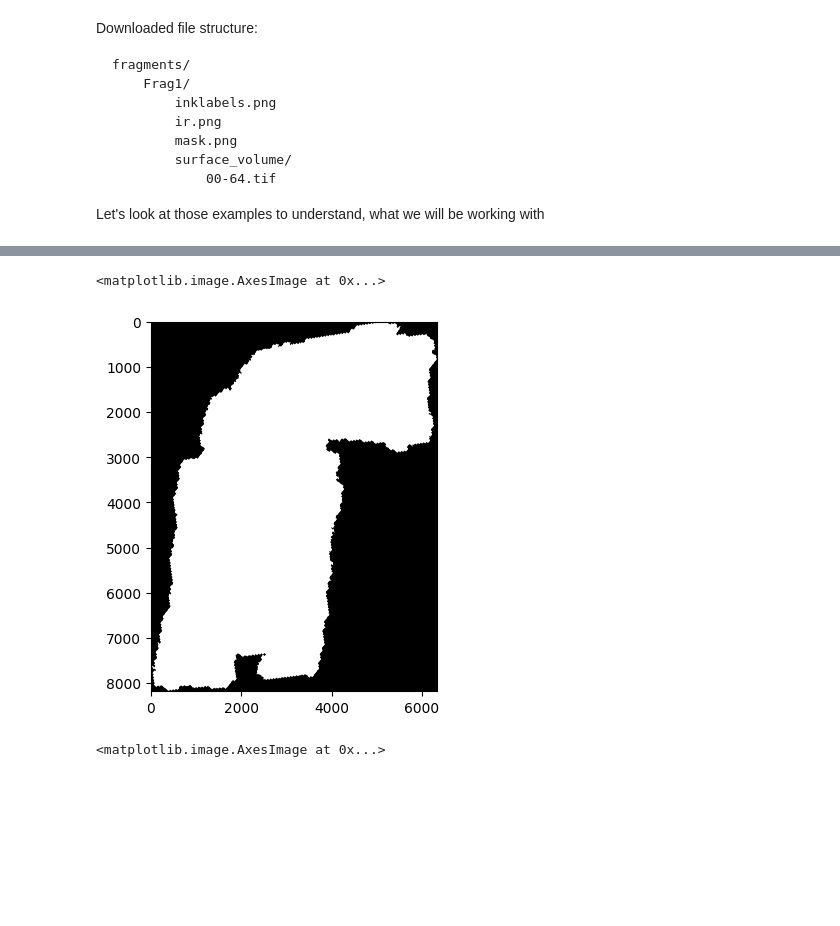
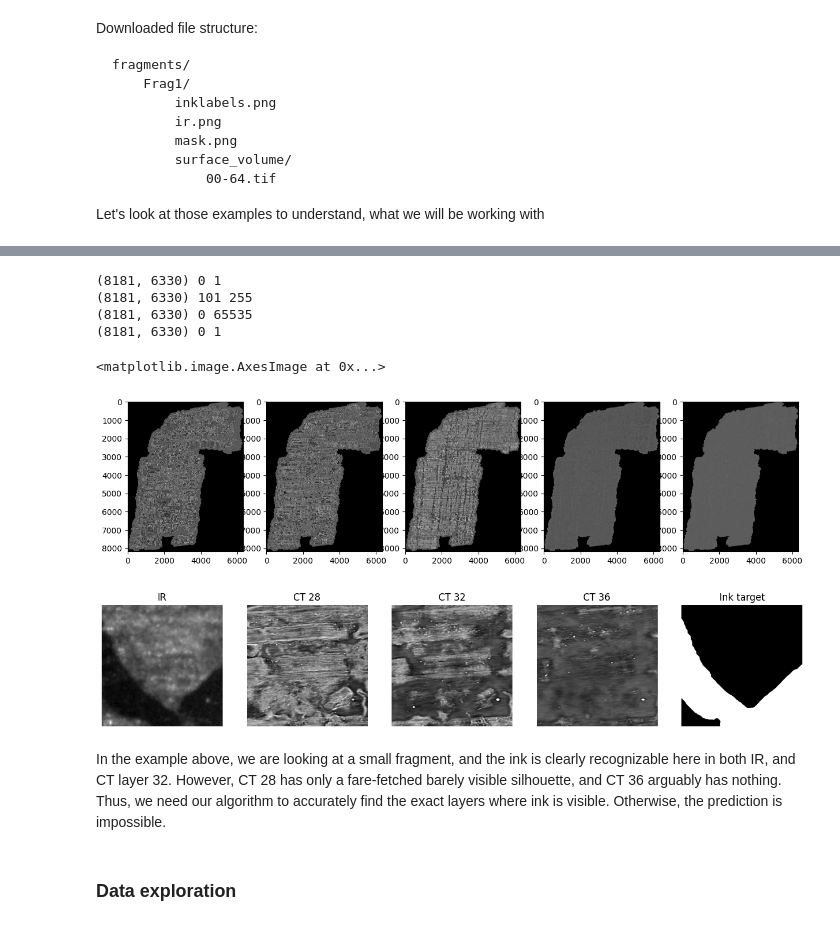
Before and after one commit to TTPO100AJIEX/MLDM-Project, a Jupyter notebook: 01_DataExporation.ipynb, the cells around one changed output, grey strips where cells are left out. Saved outputs shown, nothing was run; the diff lists cells and outputs as text; code cells hidden in the pictures; blank space fills up the shorter version.

Commit message:
Data overview

```diff
--- a/01_DataExporation.ipynb
+++ b/01_DataExporation.ipynb
@@ -34,19 +45,47 @@ plt.imshow(PIL.Image.open(f"{root}/Frag1/ir.png"))
-# %%
-# The mask showing where the fragment is located in the image,
-# so that we do not process pixels outside the fragment
-plt.imshow(PIL.Image.open(f"{root}/Frag1/mask.png"))
-# %% [output]
-<matplotlib.image.AxesImage at 0x...>
-[figure, removed]
+# %%
+import numpy
+
+inklabels = numpy.array(PIL.Image.open(f"{root}/Frag1/inklabels.png"))
+ir = numpy.array(PIL.Image.open(f"{root}/Frag1/ir.png"))
+ct_layer = numpy.array(PIL.Image.open(f"{root}/Frag1/surface_volume/32.tif"))
+mask = numpy.array(PIL.Image.open(f"{root}/Frag1/mask.png"))
+
+print(inklabels.shape, inklabels.min(), inklabels.max())
+print(ir.shape, ir.min(), ir.max())
+print(ct_layer.shape, ct_layer.min(), ct_layer.max())
+print(mask.shape, mask.min(), mask.max())
+# %% [output]
+(8181, 6330) 0 1
+(8181, 6330) 101 255
+(8181, 6330) 0 65535
+(8181, 6330) 0 1
 # %%
-# And the actual CT scans, which are the primary target of the competition.
-# 65 images per fragment, showing consequitive layers of the rollout fragment.
-# Basically a 3d -> 2d segmentation problem.
 fig, axes = plt.subplots(1, 5, figsize = (15, 90))
-axes[0].imshow(PIL.Image.open(f"{root}/Frag1/surface_volume/00.tif"))
-axes[1].imshow(PIL.Image.open(f"{root}/Frag1/surface_volume/15.tif"))
-axes[2].imshow(PIL.Image.open(f"{root}/Frag1/surface_volume/30.tif"))
-axes[3].imshow(PIL.Image.open(f"{root}/Frag1/surface_volume/45.tif"))
-axes[4].imshow(PIL.Image.open(f"{root}/Frag1/surface_volume/64.tif"))
+axes[0].imshow(PIL.Image.open(f"{root}/Frag1/surface_volume/00.tif"), cmap='gray')
+axes[1].imshow(PIL.Image.open(f"{root}/Frag1/surface_volume/15.tif"), cmap='gray')
+axes[2].imshow(PIL.Image.open(f"{root}/Frag1/surface_volume/30.tif"), cmap='gray')
+axes[3].imshow(PIL.Image.open(f"{root}/Frag1/surface_volume/45.tif"), cmap='gray')
+axes[4].imshow(PIL.Image.open(f"{root}/Frag1/surface_volume/64.tif"), cmap='gray')
 # %% [output]
 <matplotlib.image.AxesImage at 0x...>
+[figure, added]
+# %%
+crop = numpy.s_[3793:4305, 2295:2807]
+fig, axes = plt.subplots(1, 5, figsize=(16, 4))
+axes[0].imshow(ir[crop], cmap="gray")
+axes[0].set_title("IR")
+for ax, depth in zip(axes[1:4], [28, 32, 36]):
+    with PIL.Image.open(root + "/Frag1" + f"/surface_volume/{depth:02d}.tif") as image:
+        ax.imshow(numpy.array(image)[crop], cmap="gray")
+    ax.set_title(f"CT {depth}")
+axes[4].imshow(inklabels[crop] > 0, cmap="gray")
+axes[4].set_title("Ink target")
+for ax in axes:
+    ax.axis("off")
+plt.show()
+# %% [output]
+[figure, added]
+# %% [markdown]
+In the example above, we are looking at a small fragment, and the ink is clearly recognizable here in both IR, and CT layer 32. However, CT 28 has only a fare-fetched barely visible silhouette, and CT 36 arguably has nothing. Thus, we need our algorithm to accurately find the exact layers where ink is visible. Otherwise, the prediction is impossible.
+# %% [markdown]
+### Data exploration
```
Also changed, not shown: parts of 5 cells of this notebook.
